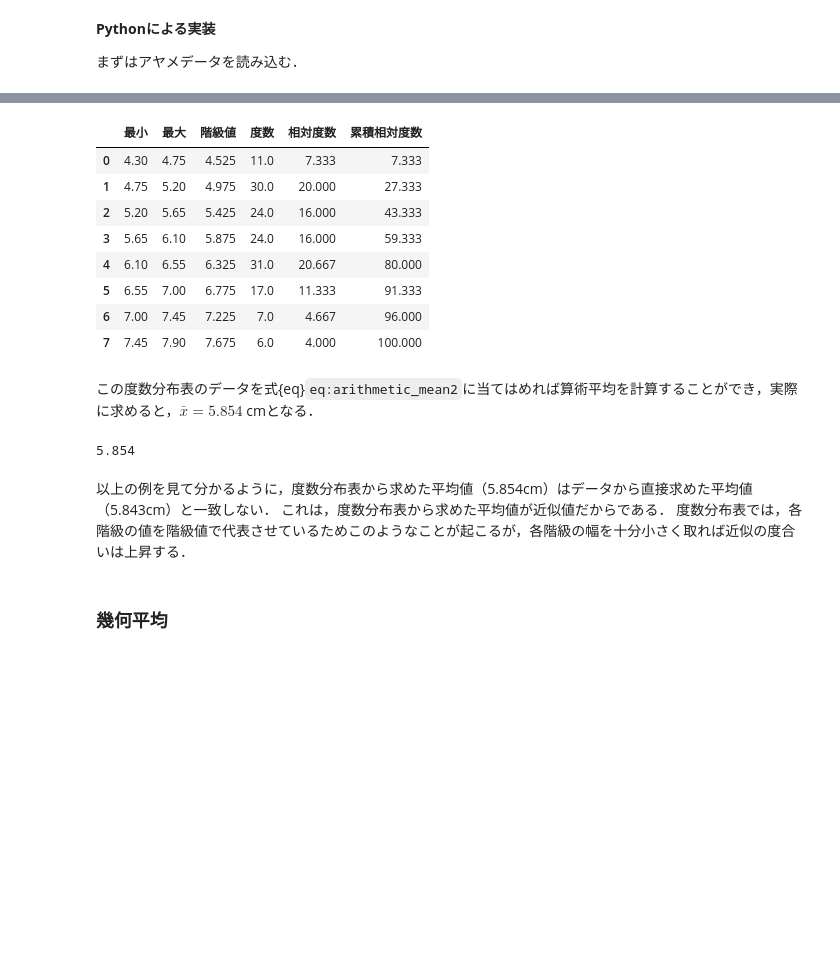
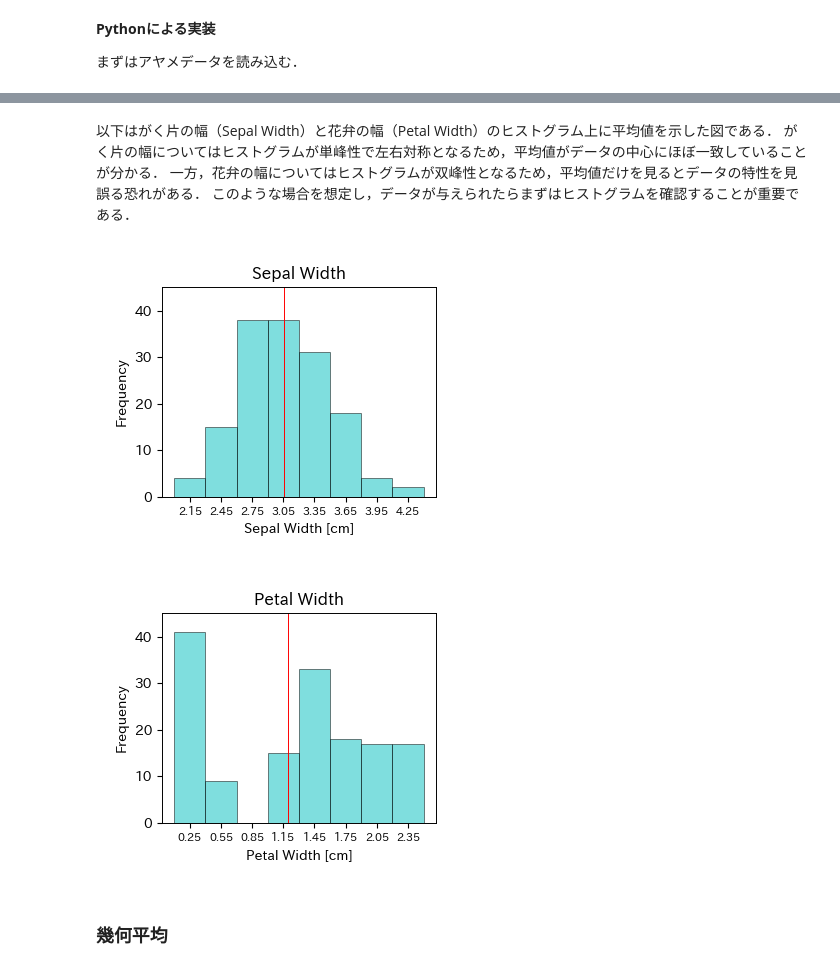
Before and after one commit to tnarizuka/Applied_Information_Processing, a Jupyter notebook: _build/jupyter_execute/chap_2/sec_2-2/sec_2-2.ipynb, the cells around one changed output, grey strips where cells are left out. Saved outputs shown, nothing was run; the diff lists cells and outputs as text; code cells hidden in the pictures; blank space fills up the shorter version.

```diff
--- a/_build/jupyter_execute/chap_2/sec_2-2/sec_2-2.ipynb
+++ b/_build/jupyter_execute/chap_2/sec_2-2/sec_2-2.ipynb
@@ -43,7 +34,7 @@ $$(eq:arithmetic_mean2)
 まずはアヤメデータを読み込む．
 # %%
 # アヤメデータの読み込み
-Iris = pd.read_csv('Iris.csv')
+Iris = pd.read_csv('./Iris.csv')
 Iris = Iris.iloc[:, 1:5]
 Iris.columns=['Sepal Length', 'Sepal Width', 'Petal Length', 'Petal Width']
 # %% [markdown]
@@ -59,33 +50,36 @@ Iris['Sepal Length'].mean()
-# %%
-# ビンの個数（スタージェスの公式）
-bn = int(1+np.log2(len(Iris)))
-
-# がく片の長さに対する度数分布表
-f, x = np.histogram(Iris['Sepal Length'], bins=bn, density=0)
-df = pd.DataFrame(np.c_[x[:-1], x[1:], 0.5*(x[1:]+x[:-1]), f, 100*f/len(Iris), 100*np.cumsum(f/len(Iris))],
-              columns=['最小', '最大', '階級値', '度数', '相対度数', '累積相対度数'])
-df
-# %% [output]
-|  | 最小 | 最大 | 階級値 | 度数 | 相対度数 | 累積相対度数 |
-| 0 | 4.30 | 4.75 | 4.525 | 11.0 | 7.333 | 7.333 |
-| 1 | 4.75 | 5.20 | 4.975 | 30.0 | 20.000 | 27.333 |
-| 2 | 5.20 | 5.65 | 5.425 | 24.0 | 16.000 | 43.333 |
-| 3 | 5.65 | 6.10 | 5.875 | 24.0 | 16.000 | 59.333 |
-| 4 | 6.10 | 6.55 | 6.325 | 31.0 | 20.667 | 80.000 |
-| 5 | 6.55 | 7.00 | 6.775 | 17.0 | 11.333 | 91.333 |
-| 6 | 7.00 | 7.45 | 7.225 | 7.0 | 4.667 | 96.000 |
-| 7 | 7.45 | 7.90 | 7.675 | 6.0 | 4.000 | 100.000 |
-# %% [markdown]
-この度数分布表のデータを式{eq}`eq:arithmetic_mean2`に当てはめれば算術平均を計算することができ，実際に求めると，$ \bar{x}=5.854 $ cmとなる．
-# %%
-# アヤメのがく片の長さの平均（度数分布表から求めたもの）
-np.sum(df['度数']*df['階級値'])/np.sum(df['度数'])
-# %% [output]
-5.854
-# %% [markdown]
-以上の例を見て分かるように，度数分布表から求めた平均値（5.854cm）はデータから直接求めた平均値（5.843cm）と一致しない．
-これは，度数分布表から求めた平均値が近似値だからである．
-度数分布表では，各階級の値を階級値で代表させているためこのようなことが起こるが，各階級の幅を十分小さく取れば近似の度合いは上昇する．
+# %% [markdown]
+以下はがく片の幅（Sepal Width）と花弁の幅（Petal Width）のヒストグラム上に平均値を示した図である．
+がく片の幅についてはヒストグラムが単峰性で左右対称となるため，平均値がデータの中心にほぼ一致していることが分かる．
+一方，花弁の幅についてはヒストグラムが双峰性となるため，平均値だけを見るとデータの特性を見誤る恐れがある．
+このような場合を想定し，データが与えられたらまずはヒストグラムを確認することが重要である．
+# %%
+# ビンの個数（スタージェスの公式）
+bn = int(1+np.log2(len(Iris)))
+
+# ヒストグラムの描画と保存
+for i in ['Sepal Width', 'Petal Width']:
+    fig, ax = plt.subplots(figsize=(3.5, 3), dpi=100)
+
+    # 平均値の位置
+    ave = Iris[i].mean()
+    ax.plot([ave, ave], [0, 100], 'r-')
+
+    x = ax.hist(Iris[i], # データ
+                bins=int(bn), # 階級数
+                histtype='bar',  # ヒストグラムの種類
+                color='c', ec='k', alpha=0.5  # 縦棒の色，透明度
+               )[1]
+    x2 = np.round(0.5*(x[1:]+x[:-1]), 2)  # 横軸に表示する階級値（中央値）
+
+    ax.set_title(i)  # グラフのタイトル
+    ax.set_xticks(x2) # 横軸の目盛り
+    ax.set_xticklabels(x2, fontsize=8) # 横軸の目盛り
+    ax.set_xlabel(i+' [cm]')  # 横軸のラベル
+    ax.set_ylabel('Frequency') # 縦軸のラベル
+    ax.set_ylim(0, 45)
+# %% [output]
+[figure, added]
+[figure, added]
 # %% [markdown]
 ### 幾何平均
 # %% [markdown]
```
Also changed, not shown: parts of 4 cells of this notebook, 19 other files.
